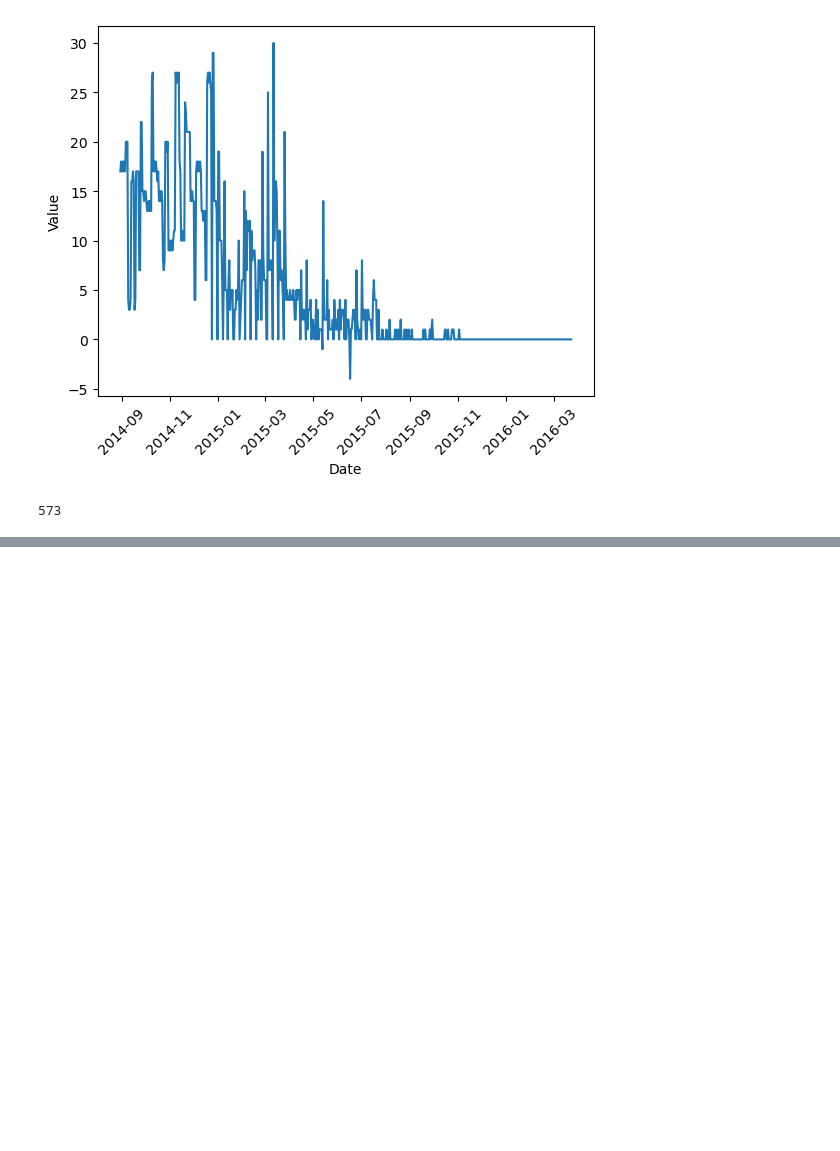
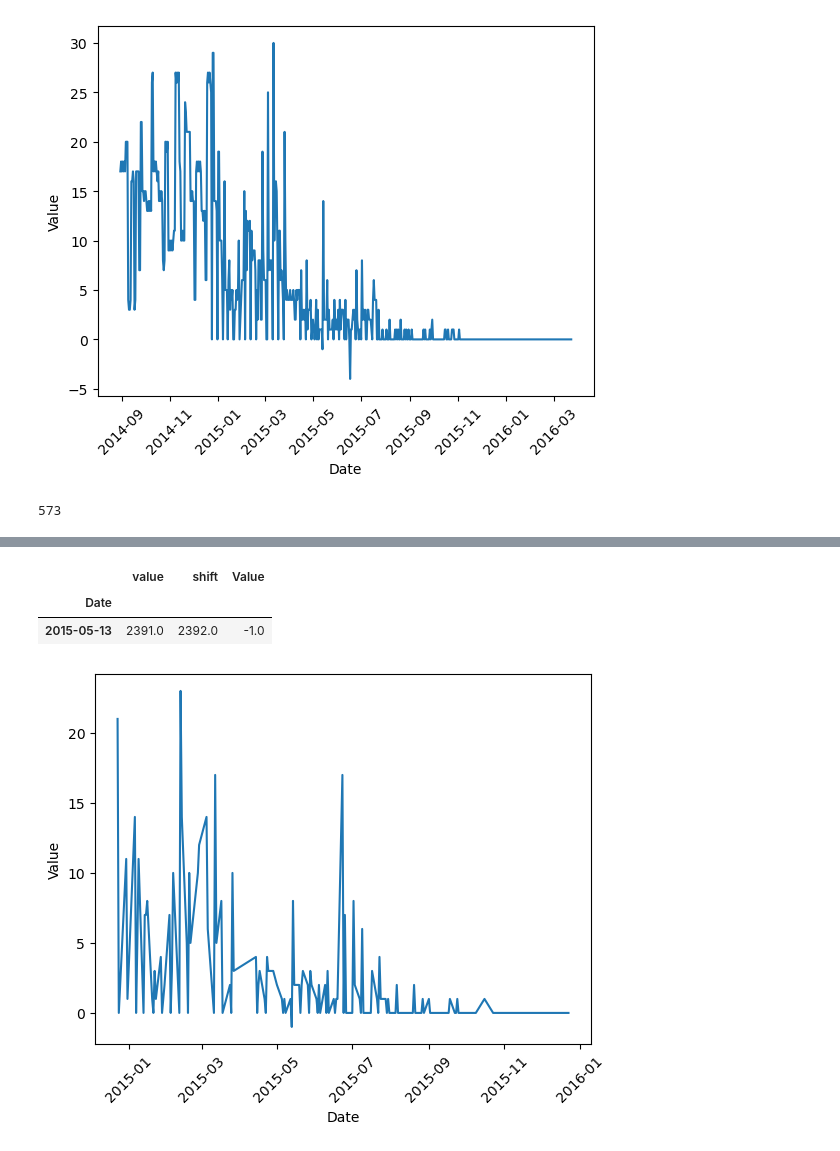
Before and after one commit to rzkynovan/tugas_tsdw, a Jupyter notebook: EDA.ipynb, the cells around one changed output, grey strips where cells are left out. Drawn from its saved outputs; the diff is of its cells as text; code cells hidden in the pictures; blank space fills up the shorter version.

```diff
--- a/EDA.ipynb
+++ b/EDA.ipynb
@@ -313,0 +421,4 @@ len(df2_Guinea)
+# %%
+df6_Guinea["shift"] = df6_Guinea["value"].shift()
+df6_Guinea["Value"] = df6_Guinea["value"] - df6_Guinea["shift"]
+df6_Guinea
@@ -313,0 +440,12 @@ len(df2_Guinea)
+# %%
+df6_Guinea[df6_Guinea["Value"] < 0]
+# %% [output]
+|  | value | shift | Value |
+| Date |  |  |  |
+| 2015-05-13 | 2391.0 | 2392.0 | -1.0 |
+# %%
+sns.lineplot(df6_Guinea["Value"])
+plt.xticks(rotation=45)
+plt.show()
+# %% [output]
+[figure, added]
```
Also changed, not shown: parts of 13 cells of this notebook.
